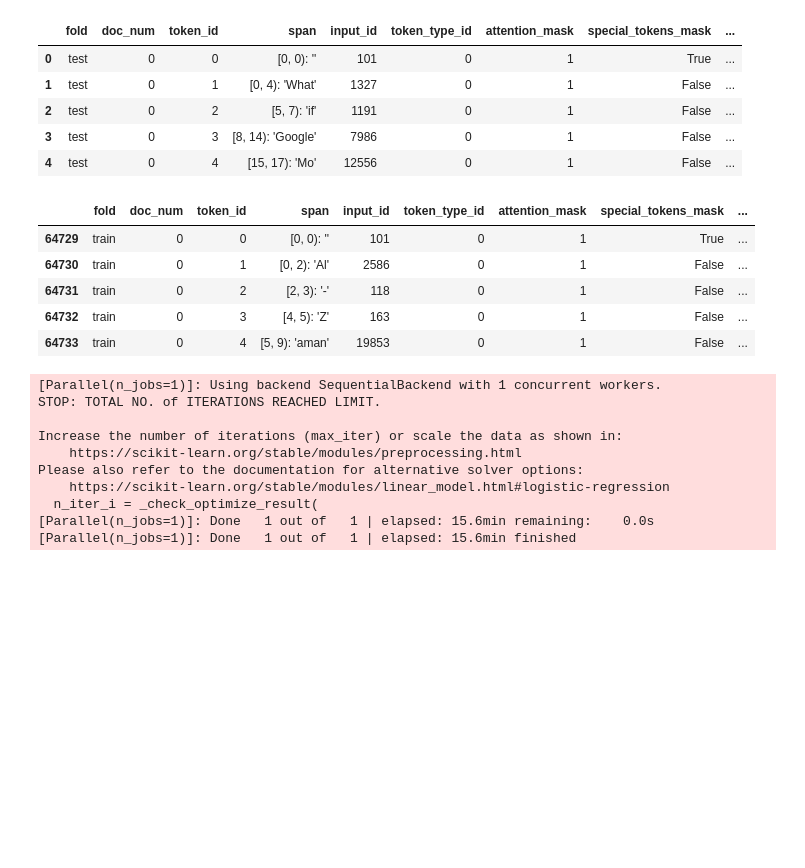
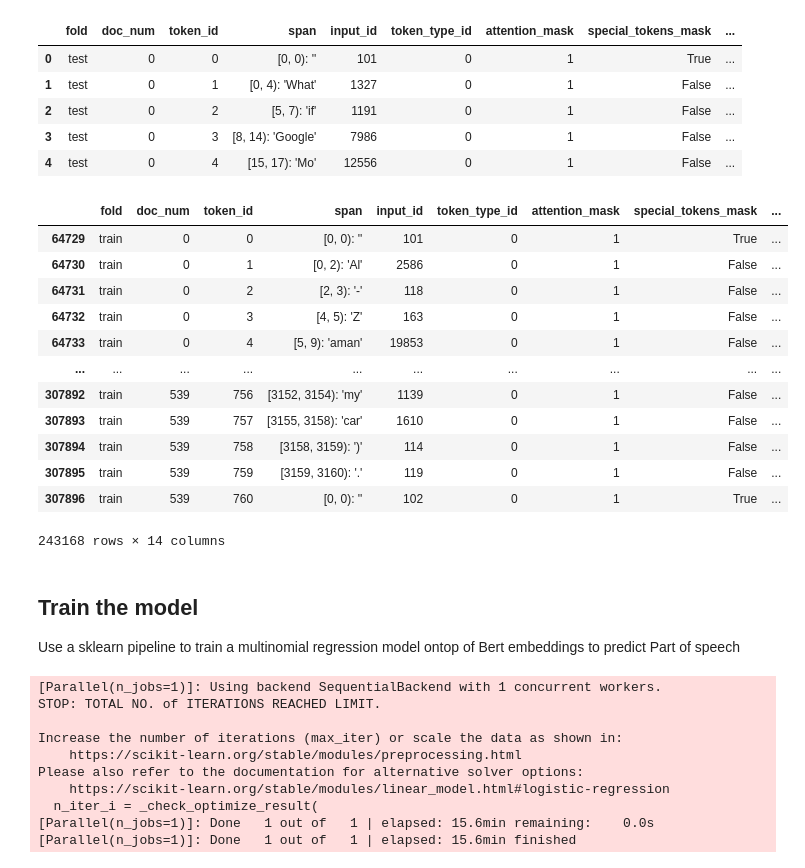
Before and after one commit to CODAIT/text-extensions-for-pandas, a Jupyter notebook: notebooks/Read_conllu_Files.ipynb, the cells around one changed output. Saved outputs shown, nothing was run; the diff lists cells and outputs as text; code cells hidden in the pictures; blank space fills up the shorter version.

```diff
--- a/notebooks/Read_conllu_Files.ipynb
+++ b/notebooks/Read_conllu_Files.ipynb
@@ -272,0 +260,28 @@ for fold in fold_docs.keys():
+# %%
+# make a method to take care of preprocessing steps: 3-6
+def preprocess_document(document, tokenizer,bert):
+    # create BERT compatible tokens using our tokenizer
+    temp = tp.io.bert.make_bert_tokens(document.loc[0,'span'].target_text, tokenizer)
+    # re-correlate our original spans with their bert-compatible equivalents
+    spans = tp.TokenSpanArray.align_to_tokens(temp["span"],document["span"])
+
+    # now carry over some features from the old spans to the new onesspans_df = spans.as_frame().drop(columns = ["begin","end"])
+    spans_df = spans.as_frame().drop(columns = ['begin','end','covered_text'])
+    spans_df['postag'] = document['upostag']
+    printed = 20
+    for i,b_tok,e_tok,pos in spans_df.itertuples():
+        temp.loc[b_tok:e_tok-1 , ["postag","raw_span",'raw_span_id']] = pos,spans[i],i
+
+    # now translate from text tags to postag
+    temp['postag'].fillna('X',inplace=True) # in our Labels, 'X' is a standin for "N/A" so convert N/A's to 'X'
+    temp["postag_id"] = temp['postag'].apply(lambda t: int(upostag_dict[str(t)]))
+    temp = temp.astype({'postag_id':'int','postag':upostag_dtype})
+    return tp.io.bert.add_embeddings(temp, bert)
+
+
+# preprocess the whole corpus:
+bert_docs_by_fold = {}
+for fold in fold_docs.keys():
+    docs = fold_docs[fold]
+    print(f"processing fold {fold}")
+    bert_docs_by_fold[fold] = tp.jupyter.run_with_progress_bar(len(docs),lambda i: preprocess_document(docs[i],tokenizer,bert))
@@ -295,14 +319,25 @@ if corpus_df is None or corpus_df.size == 0:
 # %%
 # now get ready to train our model:
 train_df = corpus_df[corpus_df["fold"] == "train"]
-train_df.head()
+train_df = train_df.astype({'postag_id':'int'}, copy=False)
+train_df
 # %% [output]
 |  | fold | doc_num | token_id | span | input_id | token_type_id | attention_mask | special_tokens_mask | ... |
 | 64729 | train | 0 | 0 | [0, 0): '' | 101 | 0 | 1 | True | ... |
 | 64730 | train | 0 | 1 | [0, 2): 'Al' | 2586 | 0 | 1 | False | ... |
 | 64731 | train | 0 | 2 | [2, 3): '-' | 118 | 0 | 1 | False | ... |
 | 64732 | train | 0 | 3 | [4, 5): 'Z' | 163 | 0 | 1 | False | ... |
 | 64733 | train | 0 | 4 | [5, 9): 'aman' | 19853 | 0 | 1 | False | ... |
+| ... | ... | ... | ... | ... | ... | ... | ... | ... | ... |
+| 307892 | train | 539 | 756 | [3152, 3154): 'my' | 1139 | 0 | 1 | False | ... |
+| 307893 | train | 539 | 757 | [3155, 3158): 'car' | 1610 | 0 | 1 | False | ... |
+| 307894 | train | 539 | 758 | [3158, 3159): ')' | 114 | 0 | 1 | False | ... |
+| 307895 | train | 539 | 759 | [3159, 3160): '.' | 119 | 0 | 1 | False | ... |
+| 307896 | train | 539 | 760 | [0, 0): '' | 102 | 0 | 1 | True | ... |
+243168 rows × 14 columns
+# %% [markdown]
+## Train the model
+Use a sklearn pipeline to train a multinomial regression model ontop of Bert embeddings to predict Part of speech
 # %%
 # now actually train a model, using sklearn
 MULTI_CLASS= "multinomial"
```
Also changed, not shown: parts of 15 cells of this notebook.
